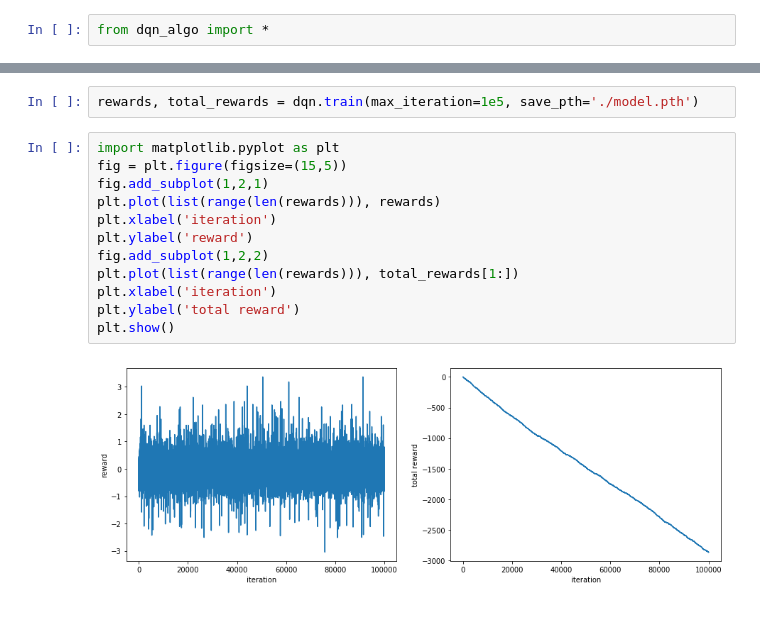
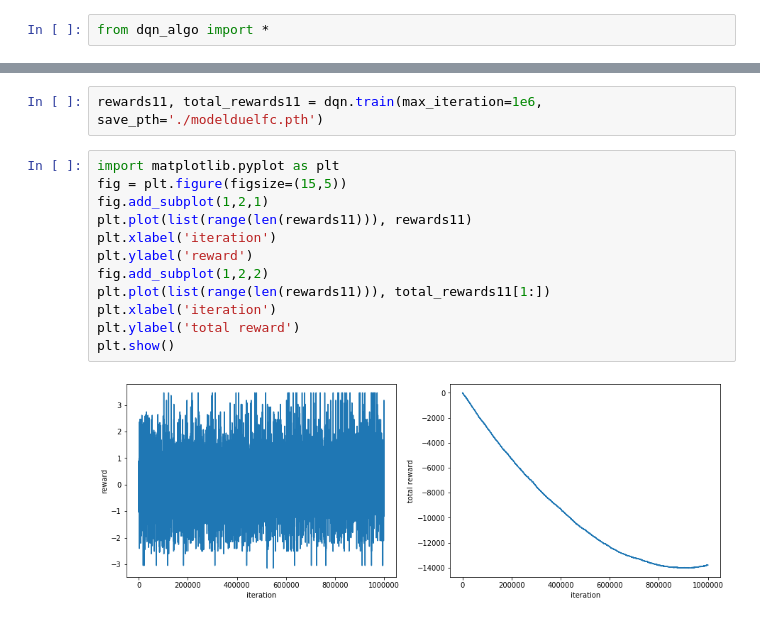
Before and after one commit to lyzustc/stocks-trading-with-RL, a Jupyter notebook: run.ipynb, the cells around one changed output, grey strips where cells are left out. Cells and saved outputs as stored; diff of their text form.

```diff
--- a/run.ipynb
+++ b/run.ipynb
@@ -7,20 +7,20 @@ Reading ./data/15.csv
 Read done, got 130566 rows, 104412 filtered, 0 open prices adjusted
 # %%
-rewards, total_rewards = dqn.train(max_iteration=1e5, save_pth='./model.pth')
+rewards11, total_rewards11 = dqn.train(max_iteration=1e6, save_pth='./modelduelfc.pth')
 # %%
 import matplotlib.pyplot as plt
 fig = plt.figure(figsize=(15,5))
 fig.add_subplot(1,2,1)
-plt.plot(list(range(len(rewards))), rewards)
+plt.plot(list(range(len(rewards11))), rewards11)
 plt.xlabel('iteration')
 plt.ylabel('reward')
 fig.add_subplot(1,2,2)
-plt.plot(list(range(len(rewards))), total_rewards[1:])
+plt.plot(list(range(len(rewards11))), total_rewards11[1:])
 plt.xlabel('iteration')
 plt.ylabel('total reward')
 plt.show()
 # %% [output]
-[figure, old version]
+[figure, new version]
 # %%
 valid_dqn = DQNAlgo(filepath='./data/16.csv', netname='fc', algoname='duel')
 # %% [output]
```
Also changed, not shown: parts of 23 cells of this notebook, 4 other files.
